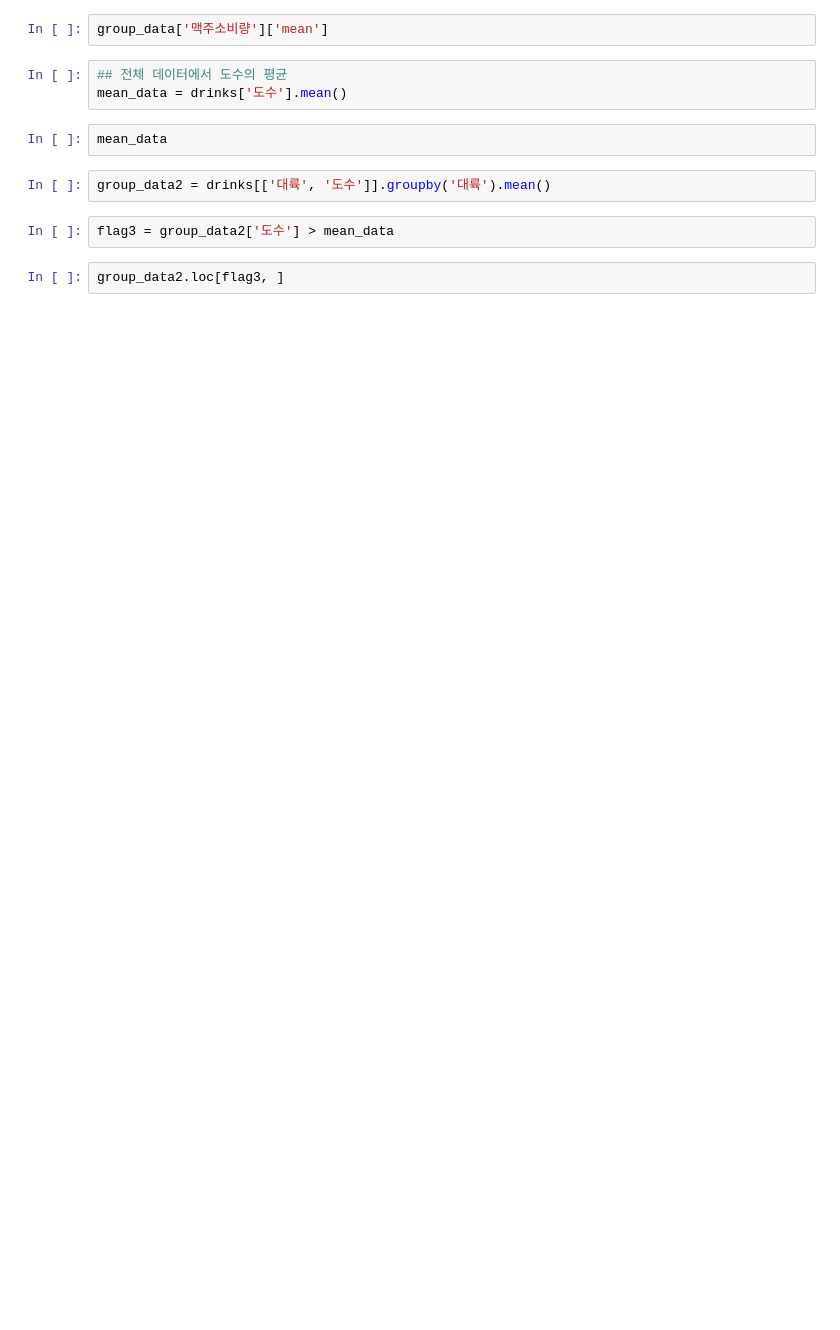
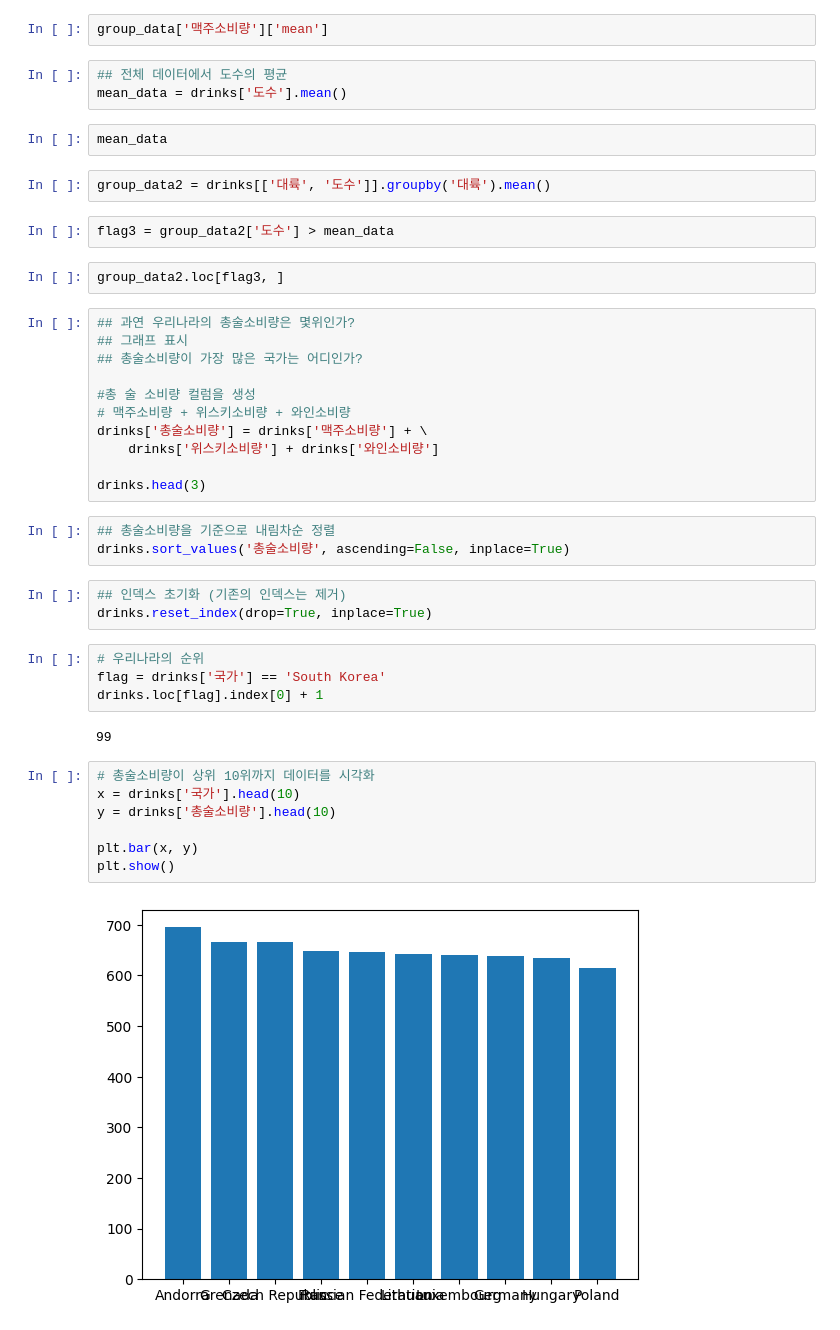
Before and after one commit to bsmoon-86/ubion-10, a Jupyter notebook: python/240219/04_drinks.ipynb, the cells around one changed output. Saved outputs shown, nothing was run; the diff lists cells and outputs as text; blank space fills up the shorter version.

```diff
--- a/python/240219/04_drinks.ipynb
+++ b/python/240219/04_drinks.ipynb
@@ -56,3 +56,35 @@ group_data2 = drinks[['대륙', '도수']].groupby('대륙').mean()
 flag3 = group_data2['도수'] > mean_data
 # %%
 group_data2.loc[flag3, ]
+# %%
+## 과연 우리나라의 총술소비량은 몇위인가?
+## 그래프 표시
+## 총술소비량이 가장 많은 국가는 어디인가?
+
+#총 술 소비량 컬럼을 생성
+# 맥주소비량 + 위스키소비량 + 와인소비량
+drinks['총술소비량'] = drinks['맥주소비량'] + \
+    drinks['위스키소비량'] + drinks['와인소비량']
+
+drinks.head(3)
+# %%
+## 총술소비량을 기준으로 내림차순 정렬
+drinks.sort_values('총술소비량', ascending=False, inplace=True)
+# %%
+## 인덱스 초기화 (기존의 인덱스는 제거)
+drinks.reset_index(drop=True, inplace=True)
+# %%
+# 우리나라의 순위
+flag = drinks['국가'] == 'South Korea'
+drinks.loc[flag].index[0] + 1
+# %% [output]
+99
+# %%
+# 총술소비량이 상위 10위까지 데이터를 시각화
+x = drinks['국가'].head(10)
+y = drinks['총술소비량'].head(10)
+
+plt.bar(x, y)
+plt.show()
+# %% [output]
+[figure, added]
```
Also changed, not shown: parts of 7 cells of this notebook, 3 other files.
